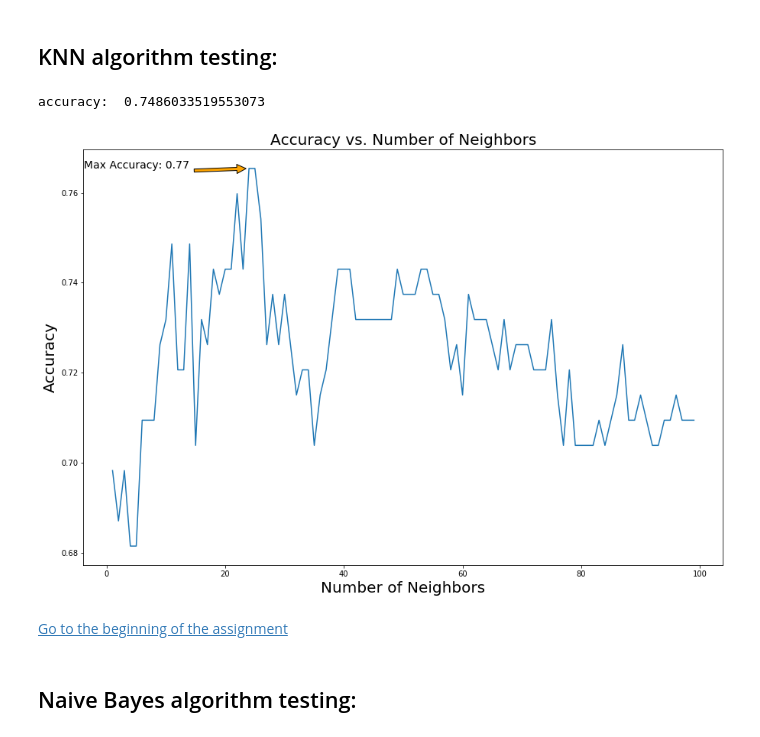
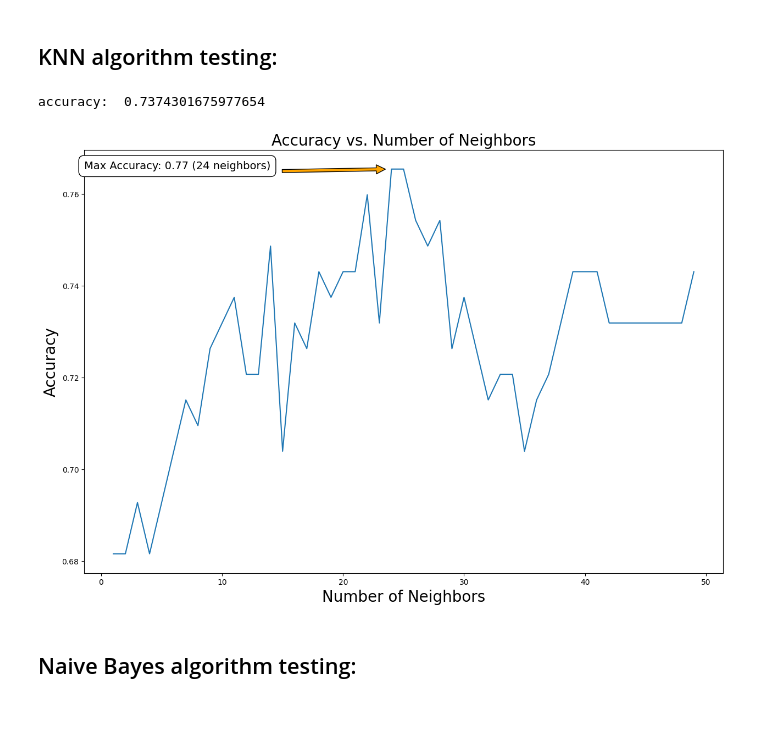
Before and after one commit to eranCat/TitanicML, a Jupyter notebook: Assignment2_supervised_learning_flow.ipynb, the cells around one changed output. Cells and saved outputs as stored; diff of their text form; code cells hidden in the pictures.

```diff
--- a/Assignment2_supervised_learning_flow.ipynb
+++ b/Assignment2_supervised_learning_flow.ipynb
@@ -468,0 +517,4 @@ def min_max_scale(series, feature_range=(1, -1)):
+# %%
+max_accuracy, best_technique, best_X_train, best_X_test = get_best_feature_engineering_techniques(x_train, x_test, y_train, y_test, max_pca_dim=5)
+print(f'Max Accuracy: {max_accuracy}')
+print(f'Best Feature Engineering Technique: {best_technique}')
@@ -513,46 +599,49 @@ display(x_train)
 ## KNN algorithm testing:
 # %%
 test_set = pd.read_csv("titanic_test.csv")
-# %%
-x_test = test_set[['Pclass','Sex','Age','SibSp','Parch','Fare']]
-y_test = test_set['Survived']
 # %%
-y_predict = knn.predict(x_test)
-accuracy = accuracy_score(y_test,y_predict)
+y_predict_knn = knn_trained.predict(x_test)
+accuracy = accuracy_score(y_test, y_predict_knn)
 print("accuracy: ", accuracy)
 # %% [output]
-accuracy:  0.7486033519553073
+accuracy:  0.7374301675977654
-# %%
-neighbors = np.arange(1, 100)
-accuracy_scores=[]
-for n in neighbors:
-    knn = KNeighborsClassifier(n_neighbors=n)
-    knn.fit(x_train,y_train)
-    y_pred = knn.predict(x_test)
-    accuracy = accuracy_score(y_test, y_pred)
-    accuracy_scores.append(accuracy)
 # %%
-plt.figure(figsize=(15, 10))
-plt.plot(neighbors, accuracy_scores)
-plt.xlabel('Number of Neighbors', fontsize=20)
-plt.ylabel('Accuracy', fontsize=20)
-plt.title('Accuracy vs. Number of Neighbors', fontsize=20)
+def knn_test(x_train, y_train,x_test, y_test):
+    neighbors = np.arange(1, 50)
+    accuracy_scores = []
+    for n in neighbors:
+        knn = KNeighborsClassifier(n_neighbors=n)
+        knn.fit(x_train, y_train)
+        y_pred = knn.predict(x_test)
+        accuracy = accuracy_score(y_test, y_pred)
+        accuracy_scores.append(accuracy)
 
-# Finding the maximum accuracy and its corresponding neighbor
-max_index = accuracy_scores.index(max(accuracy_scores))
-max_neighbor = neighbors[max_index]
-max_accuracy = accuracy_scores[max_index]
+    return neighbors, accuracy_scores
 
-# Adding annotation
-plt.annotate(f'Max Accuracy: {max_accuracy:.2f}',
-             xy=(max_neighbor, max_accuracy),  # Arrowhead position
-             xytext=(max_neighbor-10, max_accuracy),  # Text position above the point
-             arrowprops=dict(facecolor='orange', shrink=0.05),
-             ha='right', fontsize=14)
-plt.show()
+def plot_knn_test(neighbors, accuracy_scores):
+    plt.figure(figsize=(15, 10))
+    plt.plot(neighbors, accuracy_scores)
+    plt.xlabel('Number of Neighbors', fontsize=20)
+    plt.ylabel('Accuracy', fontsize=20)
+    plt.title('Accuracy vs. Number of Neighbors', fontsize=20)
+
+    # Finding the maximum accuracy and its corresponding neighbor
+    max_index = np.argmax(accuracy_scores)
+    max_neighbor = neighbors[max_index]
+    max_accuracy = accuracy_scores[max_index]
+
+    # Adding annotation
+    plt.annotate(f'Max Accuracy: {max_accuracy:.2f} ({max_neighbor} neighbors)',
+                 xy=(max_neighbor, max_accuracy),  # Arrowhead position
+                 xytext=(max_neighbor - 10, max_accuracy),  # Text position above the point
+                 arrowprops=dict(facecolor='orange', shrink=0.05),
+                 ha='right', fontsize=14, bbox=dict(facecolor='white', edgecolor='black', boxstyle='round,pad=0.5'))
+    plt.show()
+
+# Run the knn_test function and plot results
+neighbors, accuracy_scores = knn_test(x_train, y_train,x_test, y_test)
+plot_knn_test(neighbors, accuracy_scores)
 # %% [output]
-[figure, old version]
+[figure, new version]
-# %% [markdown]
-[Go to the beginning of the assignment](#table-of-contents)
 # %% [markdown]
 ## Naive Bayes algorithm testing:
```
Also changed, not shown: parts of 83 cells of this notebook.
